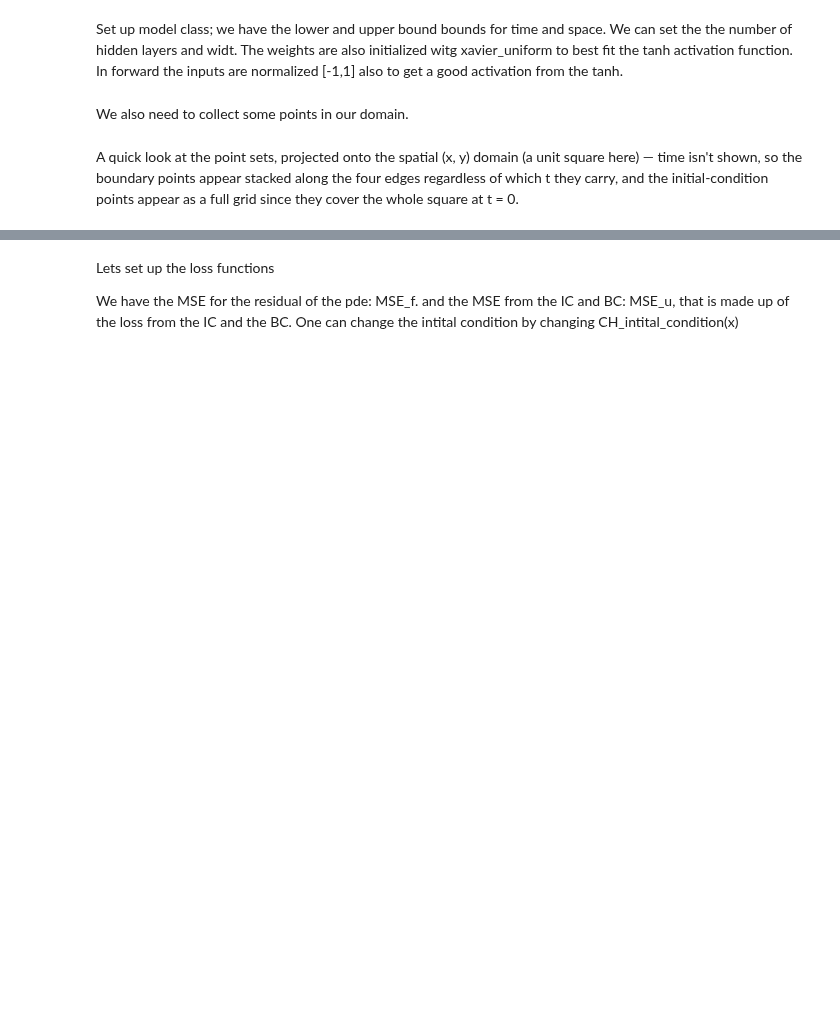
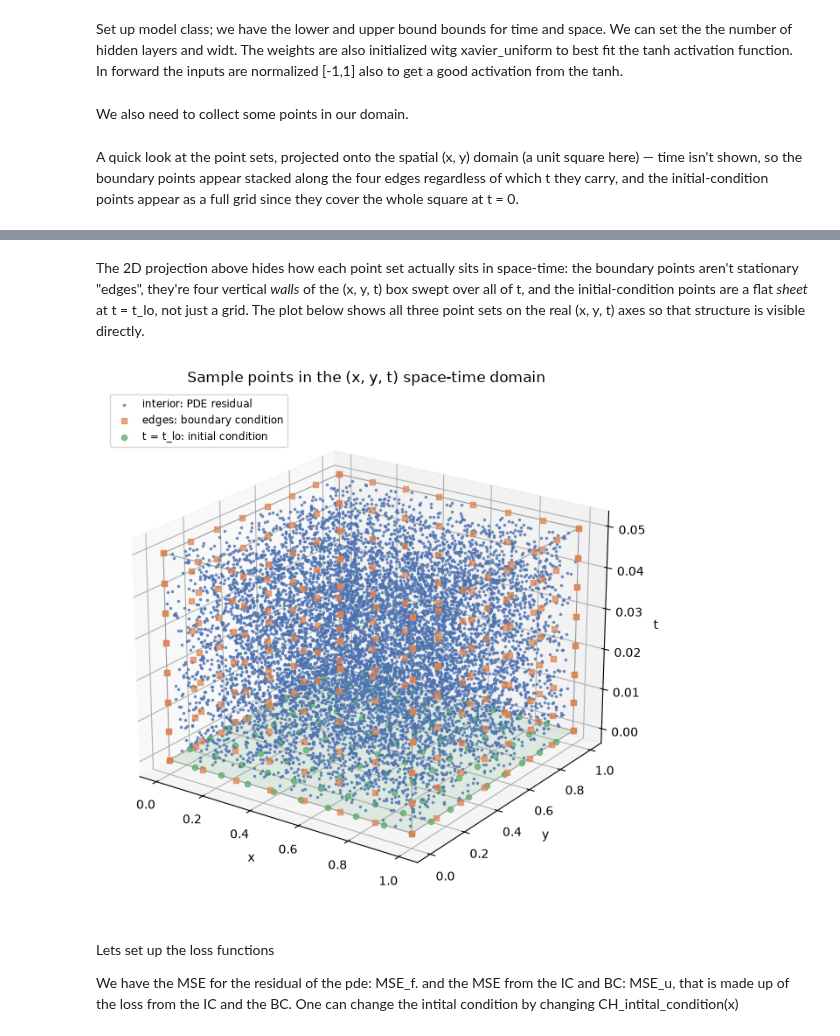
Before and after one commit to ChrisSkjer/energy-stable-pinns-ch, a Jupyter notebook: notebooks/pinn_CH_imp1.ipynb, the cells around one changed output, grey strips where cells are left out. Drawn from its saved outputs; the diff is of its cells as text; code cells hidden in the pictures; blank space fills up the shorter version.

```diff
--- a/notebooks/pinn_CH_imp1.ipynb
+++ b/notebooks/pinn_CH_imp1.ipynb
@@ -111,3 +111,56 @@ plt.show()
+# %% [markdown]
+The 2D projection above hides how each point set actually sits in space-time: the boundary points aren't stationary "edges", they're four vertical *walls* of the (x, y, t) box swept over all of t, and the initial-condition points are a flat *sheet* at t = t_lo, not just a grid. The plot below shows all three point sets on the real (x, y, t) axes so that structure is visible directly.
+# %%
+from mpl_toolkits.mplot3d import Axes3D  # noqa: F401 -- registers the '3d' projection
+
+fig = plt.figure(figsize=(7.5, 6.5))
+ax = fig.add_subplot(111, projection="3d")
+
+x0, x1 = lower[0], upper[0]
+y0, y1 = lower[1], upper[1]
+t0, t1 = lower[2], upper[2]
+
+# Shade the t = t_lo plane itself so the IC points read as one flat sheet --
+# without it, a flat plane viewed at an oblique angle still spans a range of
+# screen heights (points farther in y project higher), which alone can look
+# like the IC points are scattered in t even though every one has t == t_lo
+# exactly (verify: demo_ic[:, 2].unique() -> tensor([0.])).
+xx, yy = torch.meshgrid(torch.linspace(x0, x1, 2), torch.linspace(y0, y1, 2), indexing="ij")
+ax.plot_surface(xx, yy, torch.full_like(xx, t0), color="#55A868", alpha=0.15, shade=False, zorder=0)
+
+for pts, label, color, marker, size in zip(
+    [demo_pde, demo_bc, demo_ic],
+    ["interior: PDE residual", "edges: boundary condition", "t = t_lo: initial condition"],
+    ["#4C72B0", "#DD8452", "#55A868"],
+    [".", "s", "o"],
+    [10, 14, 20],
+):
+    p = pts.detach().cpu()
+    ax.scatter(p[:, 0], p[:, 1], p[:, 2], s=size, c=color, marker=marker,
+               label=label, alpha=0.7, depthshade=False)
+
+# wireframe of the space-time box, so its shape (a thin slab in t) is explicit
+box_edges = [
+    [(x0, y0, t0), (x1, y0, t0)], [(x1, y0, t0), (x1, y1, t0)],
+    [(x1, y1, t0), (x0, y1, t0)], [(x0, y1, t0), (x0, y0, t0)],
+    [(x0, y0, t1), (x1, y0, t1)], [(x1, y0, t1), (x1, y1, t1)],
+    [(x1, y1, t1), (x0, y1, t1)], [(x0, y1, t1), (x0, y0, t1)],
+    [(x0, y0, t0), (x0, y0, t1)], [(x1, y0, t0), (x1, y0, t1)],
+    [(x1, y1, t0), (x1, y1, t1)], [(x0, y1, t0), (x0, y1, t1)],
+]
+for p0, p1 in box_edges:
+    ax.plot(*zip(p0, p1), color="0.6", lw=0.8, zorder=0)
+
+ax.set_xlabel("x")
+ax.set_ylabel("y")
+ax.set_zlabel("t")
+ax.set_title("Sample points in the (x, y, t) space-time domain")
+ax.view_init(elev=22, azim=-55)
+ax.legend(fontsize="small", loc="upper left", bbox_to_anchor=(0.0, 1.0))
+plt.tight_layout()
+plt.show()
+# %% [output]
+[figure, added]
 # %% [markdown]
 Lets set up the loss functions
 
```
Also changed, not shown: parts of 8 cells of this notebook, 5 other files.
